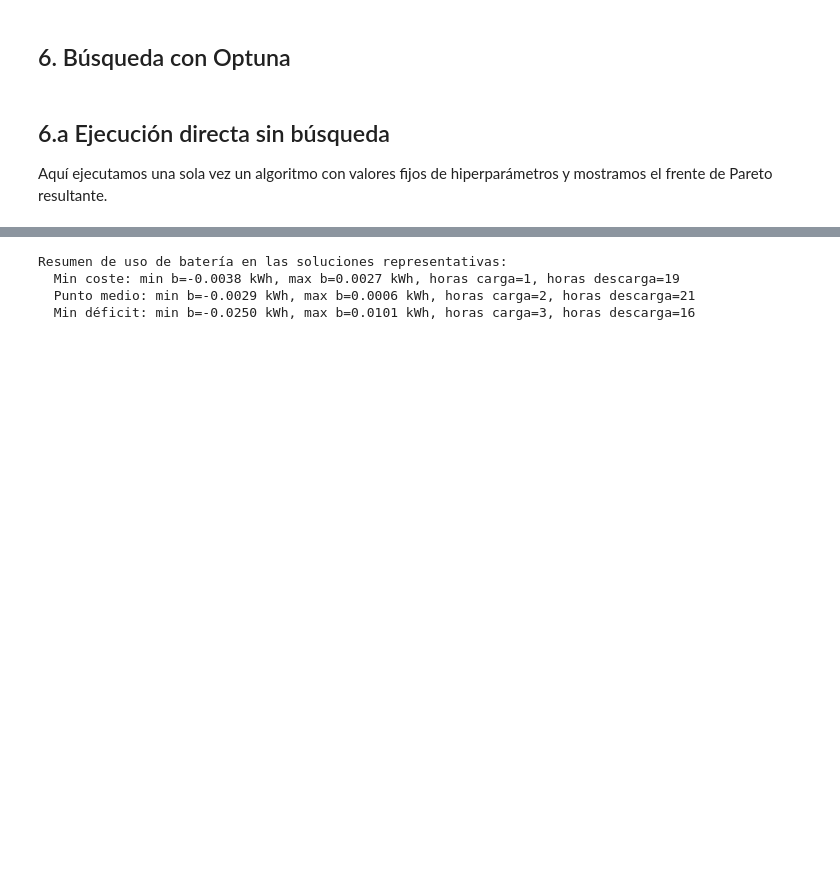
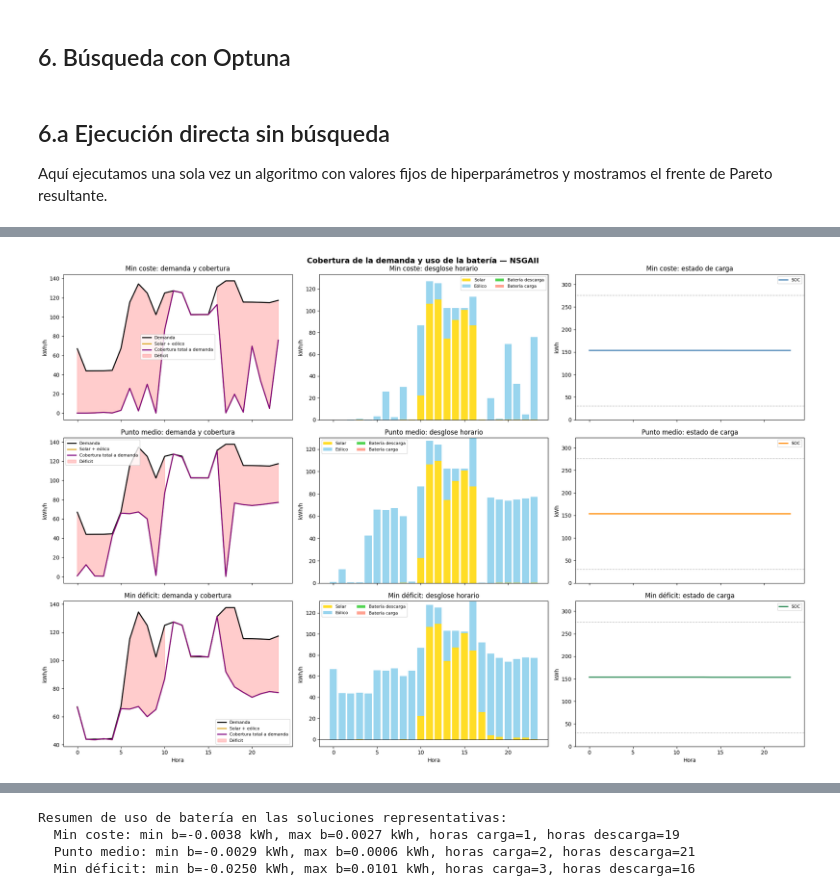
Before and after one commit to NereaPerez473/Reto04_Grupo05, a Jupyter notebook: optimizacion/Entregable_OPT_parte1_battery.ipynb, the cells around one changed output, grey strips where cells are left out. Drawn from its saved outputs; the diff is of its cells as text; code cells hidden in the pictures; blank space fills up the shorter version.

```diff
--- a/optimizacion/Entregable_OPT_parte1_battery.ipynb
+++ b/optimizacion/Entregable_OPT_parte1_battery.ipynb
@@ -720,0 +721,75 @@ Dispersión del frente: spacing media 2.428072, std 1.409731
+# %%
+if n_solutions > 0:
+    idx_sorted = np.argsort(front_arr[:, 0])
+    idx_low_cost = idx_sorted[0]
+    idx_low_deficit = idx_sorted[-1]
+    idx_mid = idx_sorted[len(idx_sorted)//2]
+
+    labels = ['Min coste', 'Punto medio', 'Min déficit']
+    idxs = [idx_low_cost, idx_mid, idx_low_deficit]
+    colors = ['steelblue', 'darkorange', 'seagreen']
+    horas = np.arange(T)
+
+    fig, axes = plt.subplots(len(idxs), 3, figsize=(20, 4.5 * len(idxs)), sharex=True)
+
+    for row, (idx, label, color) in enumerate(zip(idxs, labels, colors)):
+        sol = front[idx]
+        vars_ = np.array(sol.variables)
+        x1 = vars_[:T]
+        x2 = vars_[T:2*T]
+        b  = vars_[2*T:]
+
+        soc = [BATTERY_SOC_INI_KWH]
+        for bt in b:
+            if bt >= 0:
+                soc.append(soc[-1] + bt * BATTERY_EFF_C)
+            else:
+                soc.append(soc[-1] + bt / BATTERY_EFF_D)
+        soc = np.array(soc[:-1])
+
+        renewable = x1 + x2
+        battery_to_load = np.maximum(0, -b)
+        battery_from_load = np.maximum(0, b)
+        total_supply_to_load = renewable + battery_to_load
+        deficit = np.maximum(0, DEMAND - total_supply_to_load)
+
+        # --- Panel 1: demanda vs cobertura total ---
+        ax = axes[row, 0]
+        ax.plot(horas, DEMAND, color='black', lw=2.0, label='Demanda')
+        ax.plot(horas, renewable, color='goldenrod', lw=2.0, label='Solar + eólico')
+        ax.plot(horas, total_supply_to_load, color='purple', lw=2.0, label='Cobertura total a demanda')
+        ax.fill_between(horas, total_supply_to_load, DEMAND, where=total_supply_to_load < DEMAND,
+                        color='red', alpha=0.2, label='Déficit')
+        ax.set_title(f'{label}: demanda y cobertura')
+        ax.set_ylabel('kWh/h')
+        ax.legend(fontsize=8)
+
+        # --- Panel 2: desglose del suministro ---
+        ax = axes[row, 1]
+        ax.bar(horas, x1, color='gold', alpha=0.85, label='Solar')
+        ax.bar(horas, x2, bottom=x1, color='skyblue', alpha=0.85, label='Eólico')
+        ax.bar(horas, battery_to_load, bottom=x1 + x2, color='limegreen', alpha=0.85, label='Batería descarga')
+        ax.bar(horas, -battery_from_load, color='tomato', alpha=0.6, label='Batería carga')
+        ax.axhline(0, color='k', lw=0.8)
+        ax.set_title(f'{label}: desglose horario')
+        ax.set_ylabel('kWh/h')
+        ax.legend(fontsize=8, ncol=2)
+
+        # --- Panel 3: SOC ---
+        ax = axes[row, 2]
+        ax.plot(horas, soc, color=color, lw=2.2, label='SOC')
+        ax.axhline(BATTERY_SOC_MIN_KWH, color='gray', ls=':', lw=1.0)
+        ax.axhline(BATTERY_SOC_MAX_KWH, color='gray', ls=':', lw=1.0)
+        ax.set_ylim(0, BATTERY_CAPACITY * 1.05)
+        ax.set_title(f'{label}: estado de carga')
+        ax.set_ylabel('kWh')
+        ax.legend(fontsize=8)
+
+    for ax in axes[-1, :]:
+        ax.set_xlabel('Hora')
+
+    plt.suptitle(f'Cobertura de la demanda y uso de la batería — {algo_name}', fontsize=14, fontweight='bold')
+    plt.tight_layout()
+    plt.show()
+# %% [output]
+[figure, added]
```
Also changed, not shown: parts of 6 cells of this notebook.
